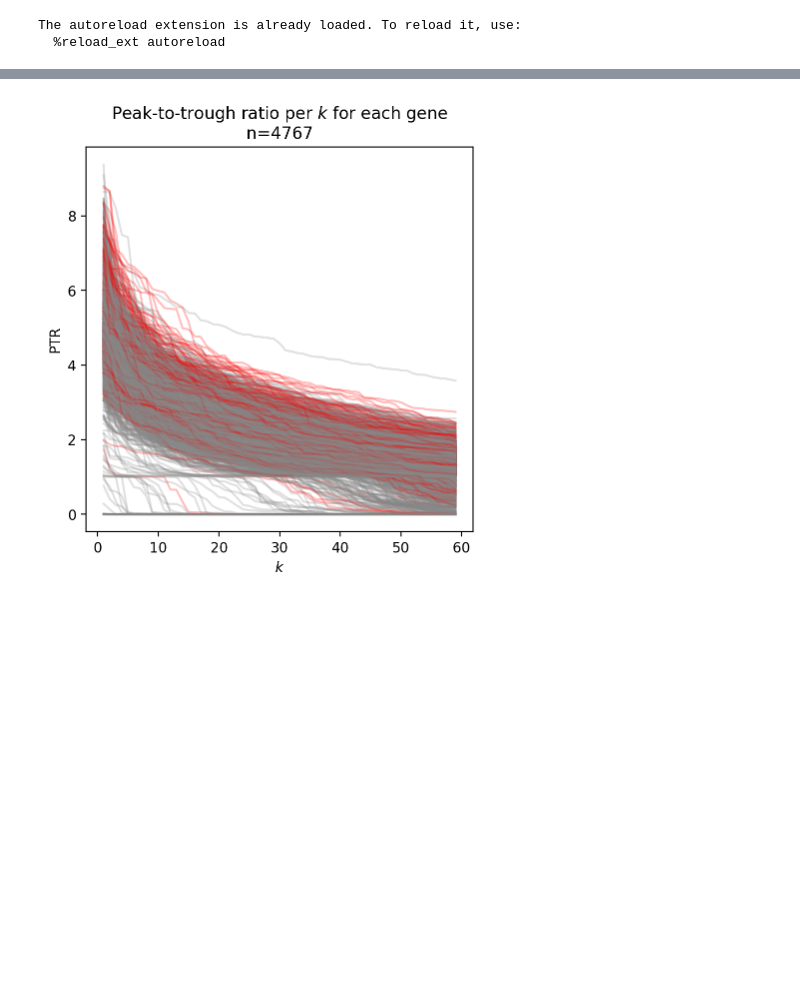
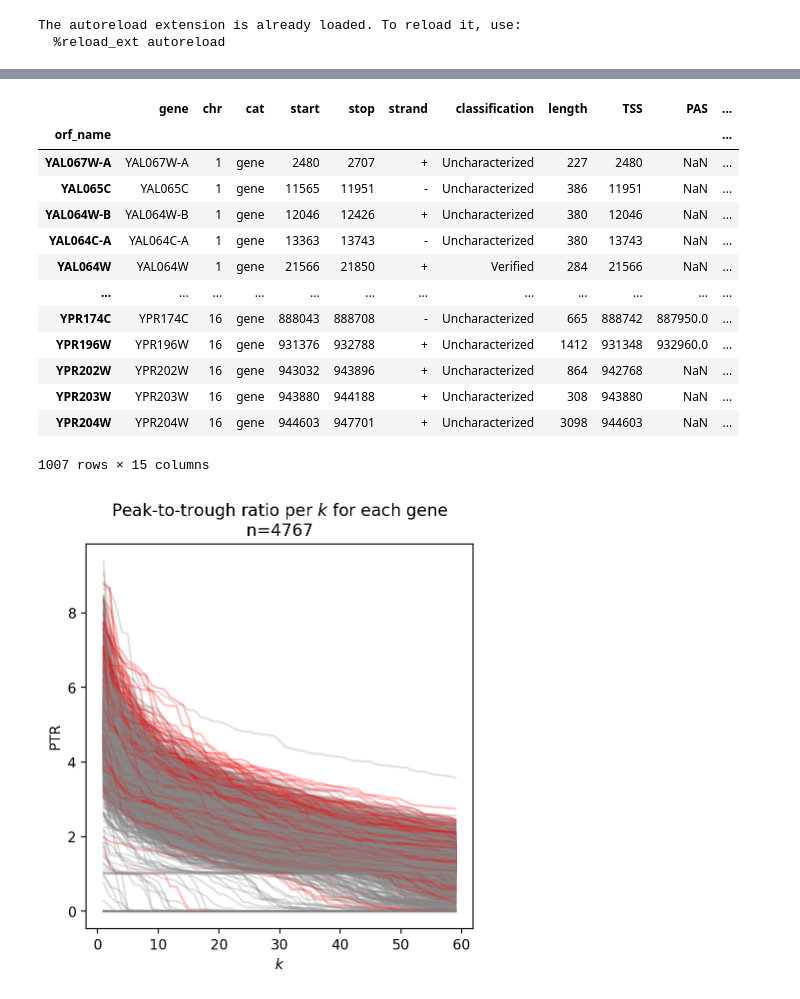
Before and after one commit to HarteminkLab/cell-cycle-deconv, a Jupyter notebook: 19_Chromatin_PTR_Analysis.ipynb, the cells around one changed output, grey strips where cells are left out. Cells and saved outputs as stored; diff of their text form; code cells hidden in the pictures; blank space fills up the shorter version.

```diff
--- a/19_Chromatin_PTR_Analysis.ipynb
+++ b/19_Chromatin_PTR_Analysis.ipynb
@@ -51,3 +51,26 @@ peak_to_trough_analysis.undropped_ptrs_df
+# %%
+dat_df = peak_to_trough_analysis.undropped_ptrs_df
+
+geneset = pd.read_csv('data/reference_data/geneset_nondub_w_prom_genebodies_missing_temp_2024-02-27.csv').set_index('orf_name')
+
+# geneset.loc[dat_df.loc[dat_df[0].isna()].index.values]\
+#     .to_csv('data/reference_data/geneset_nondub_w_prom_genebodies_missing_temp_2024-02-27.csv')
+geneset
+# %% [output]
+|  | gene | chr | cat | start | stop | strand | classification | length | TSS | PAS | ... |
+| orf_name |  |  |  |  |  |  |  |  |  |  | ... |
+| YAL067W-A | YAL067W-A | 1 | gene | 2480 | 2707 | + | Uncharacterized | 227 | 2480 | NaN | ... |
+| YAL065C | YAL065C | 1 | gene | 11565 | 11951 | - | Uncharacterized | 386 | 11951 | NaN | ... |
+| YAL064W-B | YAL064W-B | 1 | gene | 12046 | 12426 | + | Uncharacterized | 380 | 12046 | NaN | ... |
+| YAL064C-A | YAL064C-A | 1 | gene | 13363 | 13743 | - | Uncharacterized | 380 | 13743 | NaN | ... |
+| YAL064W | YAL064W | 1 | gene | 21566 | 21850 | + | Verified | 284 | 21566 | NaN | ... |
+| ... | ... | ... | ... | ... | ... | ... | ... | ... | ... | ... | ... |
+| YPR174C | YPR174C | 16 | gene | 888043 | 888708 | - | Uncharacterized | 665 | 888742 | 887950.0 | ... |
+| YPR196W | YPR196W | 16 | gene | 931376 | 932788 | + | Uncharacterized | 1412 | 931348 | 932960.0 | ... |
+| YPR202W | YPR202W | 16 | gene | 943032 | 943896 | + | Uncharacterized | 864 | 942768 | NaN | ... |
+| YPR203W | YPR203W | 16 | gene | 943880 | 944188 | + | Uncharacterized | 308 | 943880 | NaN | ... |
+| YPR204W | YPR204W | 16 | gene | 944603 | 947701 | + | Uncharacterized | 3098 | 944603 | NaN | ... |
+1007 rows × 15 columns
 # %%
 peak_to_trough_analysis.plot_ptr_k_gene()
 # %% [output]
```
Also changed, not shown: parts of 2 cells of this notebook, 7 other files.
